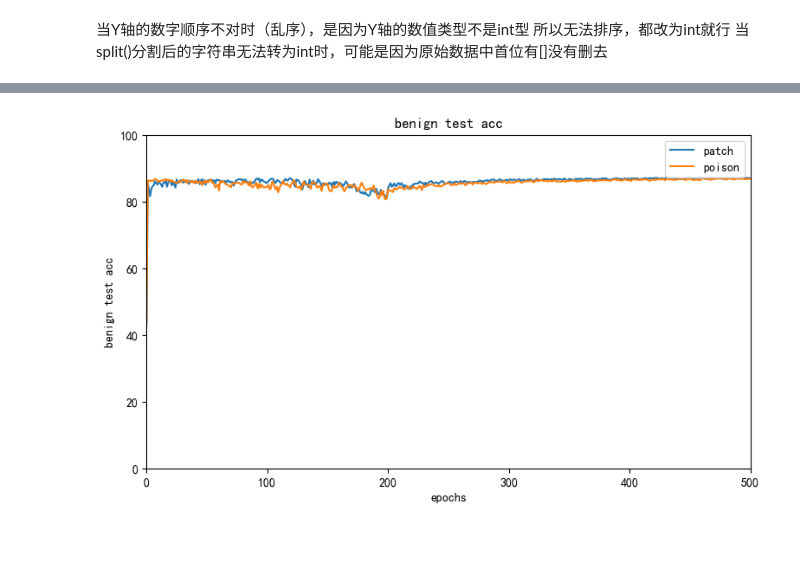
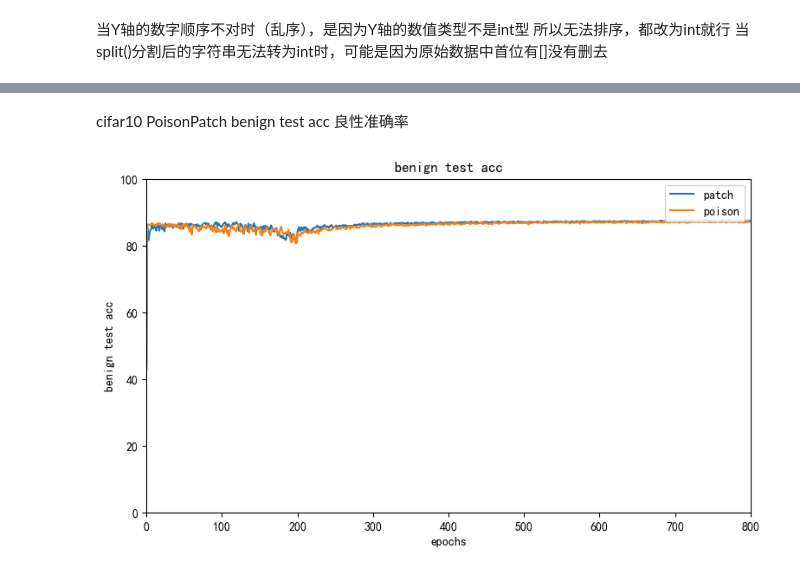
Before and after one commit to imomoe233/xwdaer_utils, a Jupyter notebook: plot.ipynb, the cells around one changed output, grey strips where cells are left out. Cells and saved outputs as stored; diff of their text form; code cells hidden in the pictures; blank space fills up the shorter version.

```diff
--- a/plot.ipynb
+++ b/plot.ipynb
@@ -46,38 +139,40 @@ FileNotFoundError: [Errno 2] No such file or directory: 'D:\\code\\code_xwd\\neu
+# %% [markdown]
+cifar10 PoisonPatch benign test acc 良性准确率
 # %%
-path = "X:\Directory\研究生\论文\\1\实验数据"
+path = "./org_data/"
 readData = pd.read_csv(f"{path}\Cifar10 PoisonPatch benign test acc.csv",header=None)   #读取csv数据
 # print(readData)
-acc_patch = readData.iloc[1:-1,1].tolist()      #获取dataFrame，并将此转换为list
-acc_poison = readData.iloc[1:-1,2].tolist()
-epochs = readData.iloc[1:-1,3].tolist()     #产生横轴坐标
+epochs = readData.iloc[1:-1,1].tolist()
+acc_patch = readData.iloc[1:-1,2].tolist()      #获取dataFrame，并将此转换为list
 acc_patch = list(map(float, acc_patch))
+acc_poison = readData.iloc[1:-1,3].tolist()
 acc_poison = list(map(float, acc_poison))
 
 plt.figure(figsize = (9,5),dpi = 100)
 
 plt.rcParams['font.sans-serif'] = ['SimHei']  # 显示汉字
 plt.rcParams['axes.unicode_minus'] = False    # 用来正常显示负号
 
 x = MultipleLocator(100)
 y = MultipleLocator(20)
 ax=plt.gca()
 #ax为两条坐标轴的实例
 ax.xaxis.set_major_locator(x)
 #把x轴的主刻度设置为1的倍数
 ax.yaxis.set_major_locator(y)
 #把y轴的主刻度设置为10的倍数
 ax.autoscale(enable = False)
 
 # plt.style.use('ggplot')      # 添加网格线
 plt.title("benign test acc")      # 折线图标题
 plt.xlabel("epochs")        #X轴名称
 plt.ylabel("benign test acc")        #Y轴名称
-plt.xlim(0, 500)
+plt.xlim(0, 800)
 plt.ylim(0, 100)
 plt.plot(epochs, acc_patch, label='patch')     #绘制折线图
 plt.plot(epochs, acc_poison, label='poison')
 plt.legend(ncol=1, loc=1)
 # plt.savefig('折线图1.jpg')   # 保存到本地文件夹，当前路径下
 plt.show()
 # %% [output]
-[figure, old version]
+[figure, new version]
```
Also changed, not shown: parts of 10 cells of this notebook, 4 other files.
